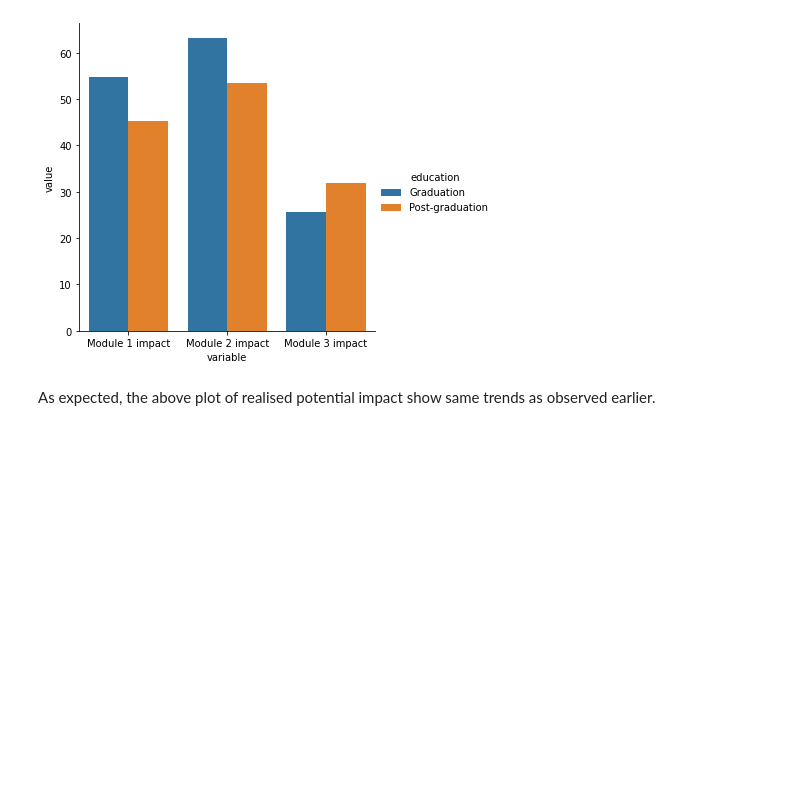
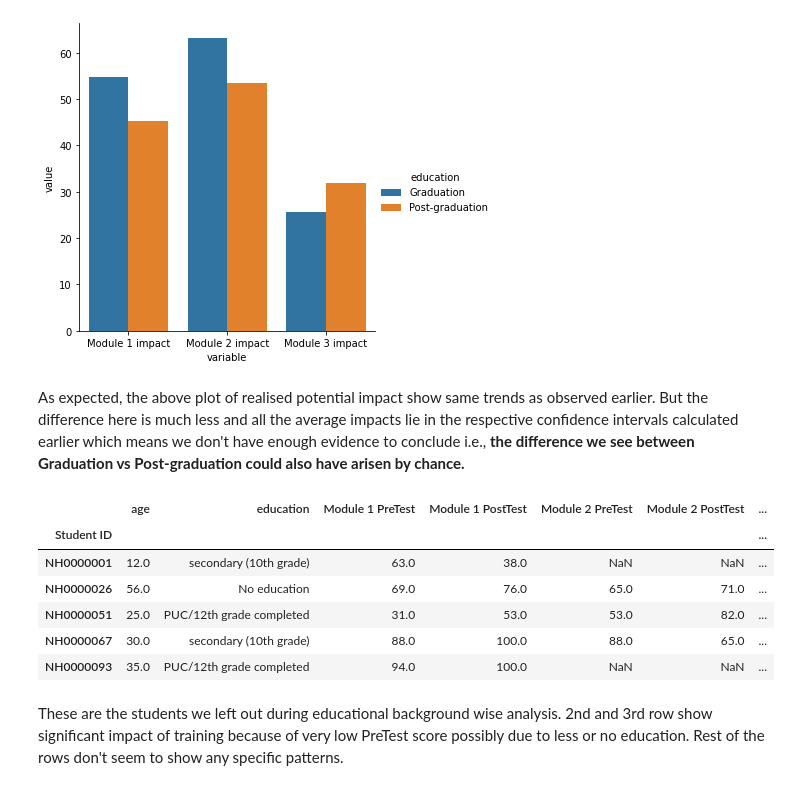
Before and after one commit to Richa614/covid-training-analysis, a Jupyter notebook: assignment.ipynb, the cells around one changed output. Saved outputs shown, nothing was run; the diff lists cells and outputs as text; code cells hidden in the pictures; blank space fills up the shorter version.

```diff
--- a/assignment.ipynb
+++ b/assignment.ipynb
@@ -287,4 +288,21 @@ Module 2 impact       63.17            53.54
 Module 3 impact       25.57            31.98
 [figure]
 # %% [markdown]
-As expected, the above plot of realised potential impact show same trends as observed earlier.
+As expected, the above plot of realised potential impact show same trends as observed earlier.</br>
+But the difference here is much less and all the average impacts lie in the respective confidence intervals calculated earlier which means we don't  have enough evidence to conclude i.e., **the difference we see between Graduation vs Post-graduation could also have arisen by chance.**
+# %%
+score_temp = score.dropna(subset=['education'])
+score_temp = score_temp[~score_temp['education'].isin(['Graduation', 'Post-graduation'])].dropna(subset=score_temp.columns.drop(['age', 'education']), how='all')
+score_temp
+# %% [output]
+|  | age | education | Module 1 PreTest | Module 1 PostTest | Module 2 PreTest | Module 2 PostTest | ... |
+| Student ID |  |  |  |  |  |  | ... |
+| NH0000001 | 12.0 | secondary (10th grade) | 63.0 | 38.0 | NaN | NaN | ... |
+| NH0000026 | 56.0 | No education | 69.0 | 76.0 | 65.0 | 71.0 | ... |
+| NH0000051 | 25.0 | PUC/12th grade completed | 31.0 | 53.0 | 53.0 | 82.0 | ... |
+| NH0000067 | 30.0 | secondary (10th grade) | 88.0 | 100.0 | 88.0 | 65.0 | ... |
+| NH0000093 | 35.0 | PUC/12th grade completed | 94.0 | 100.0 | NaN | NaN | ... |
+# %% [markdown]
+These are the students we left out during educational background wise analysis.</br>
+2nd and 3rd row show significant impact of training because of very low PreTest score possibly due to less or no education.</br>
+Rest of the rows don't seem to show any specific patterns.
```
Also changed, not shown: parts of 7 cells of this notebook.
